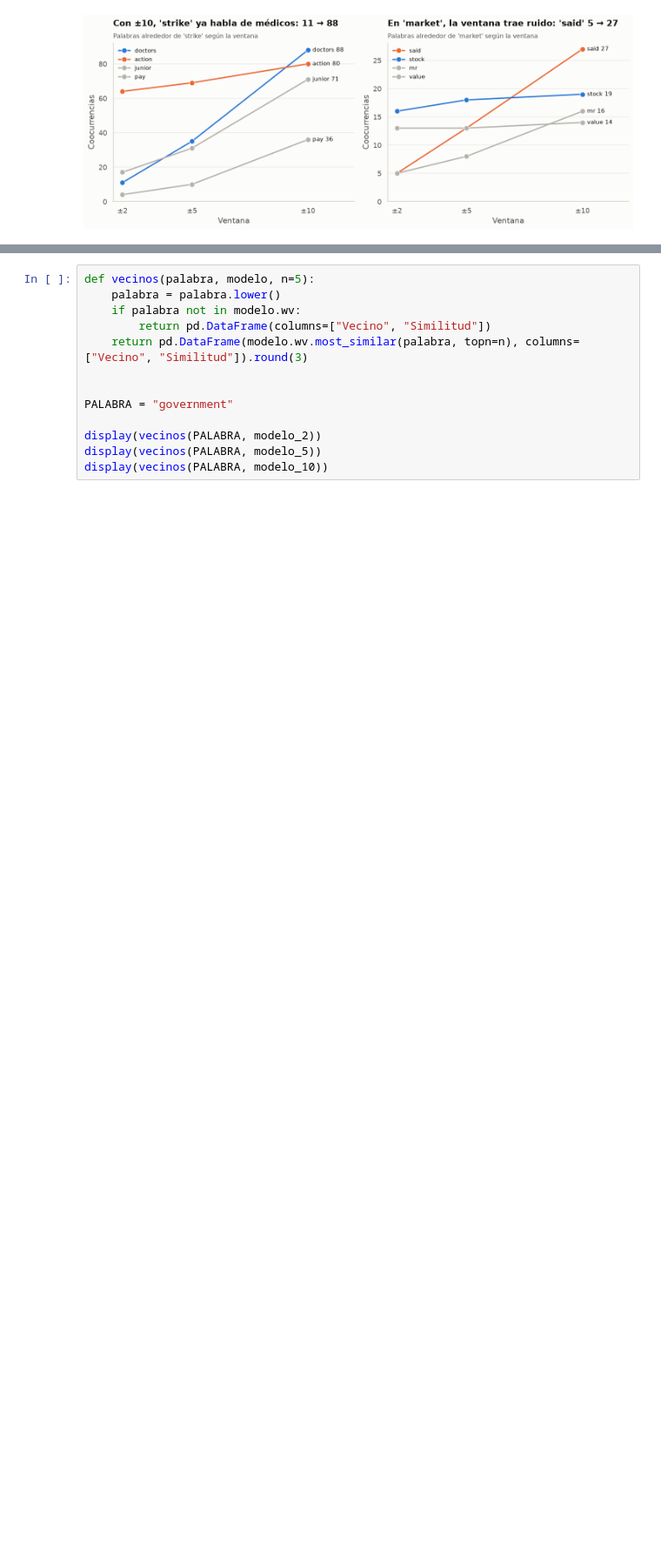
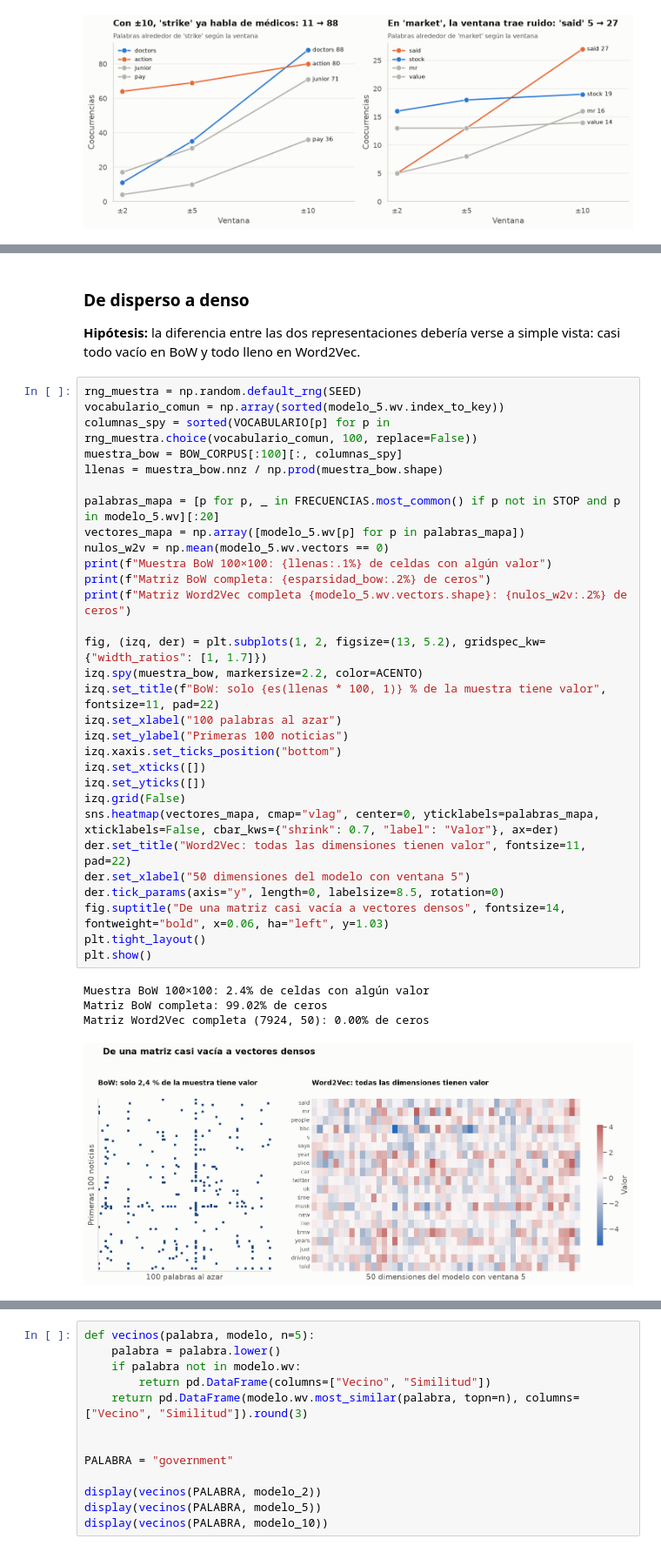
Before and after one commit to AlejoMoncada/llm-assignment1, a Jupyter notebook: 03_Assignment_Sesion1_BoW_Word2Vec.ipynb, the cells around one changed output, grey strips where cells are left out. Shown at 87% size. Saved outputs shown, nothing was run; the diff lists cells and outputs as text; blank space fills up the shorter version.

```diff
--- a/03_Assignment_Sesion1_BoW_Word2Vec.ipynb
+++ b/03_Assignment_Sesion1_BoW_Word2Vec.ipynb
@@ -773,0 +924,39 @@ Tokens por oración: media 22.0, mediana 19
+# %% [markdown]
+### De disperso a denso
+
+**Hipótesis:** la diferencia entre las dos representaciones debería verse a simple vista: casi todo vacío en BoW y todo lleno en Word2Vec.
+# %%
+rng_muestra = np.random.default_rng(SEED)
+vocabulario_comun = np.array(sorted(modelo_5.wv.index_to_key))
+columnas_spy = sorted(VOCABULARIO[p] for p in rng_muestra.choice(vocabulario_comun, 100, replace=False))
+muestra_bow = BOW_CORPUS[:100][:, columnas_spy]
+llenas = muestra_bow.nnz / np.prod(muestra_bow.shape)
+
+palabras_mapa = [p for p, _ in FRECUENCIAS.most_common() if p not in STOP and p in modelo_5.wv][:20]
+vectores_mapa = np.array([modelo_5.wv[p] for p in palabras_mapa])
+nulos_w2v = np.mean(modelo_5.wv.vectors == 0)
+print(f"Muestra BoW 100×100: {llenas:.1%} de celdas con algún valor")
+print(f"Matriz BoW completa: {esparsidad_bow:.2%} de ceros")
+print(f"Matriz Word2Vec completa {modelo_5.wv.vectors.shape}: {nulos_w2v:.2%} de ceros")
+
+fig, (izq, der) = plt.subplots(1, 2, figsize=(13, 5.2), gridspec_kw={"width_ratios": [1, 1.7]})
+izq.spy(muestra_bow, markersize=2.2, color=ACENTO)
+izq.set_title(f"BoW: solo {es(llenas * 100, 1)} % de la muestra tiene valor", fontsize=11, pad=22)
+izq.set_xlabel("100 palabras al azar")
+izq.set_ylabel("Primeras 100 noticias")
+izq.xaxis.set_ticks_position("bottom")
+izq.set_xticks([])
+izq.set_yticks([])
+izq.grid(False)
+sns.heatmap(vectores_mapa, cmap="vlag", center=0, yticklabels=palabras_mapa, xticklabels=False, cbar_kws={"shrink": 0.7, "label": "Valor"}, ax=der)
+der.set_title("Word2Vec: todas las dimensiones tienen valor", fontsize=11, pad=22)
+der.set_xlabel("50 dimensiones del modelo con ventana 5")
+der.tick_params(axis="y", length=0, labelsize=8.5, rotation=0)
+fig.suptitle("De una matriz casi vacía a vectores densos", fontsize=14, fontweight="bold", x=0.06, ha="left", y=1.03)
+plt.tight_layout()
+plt.show()
+# %% [output]
+Muestra BoW 100×100: 2.4% de celdas con algún valor
+Matriz BoW completa: 99.02% de ceros
+Matriz Word2Vec completa (7924, 50): 0.00% de ceros
+[figure, added]
```
Also changed, not shown: parts of 48 cells of this notebook, 4 other files.
